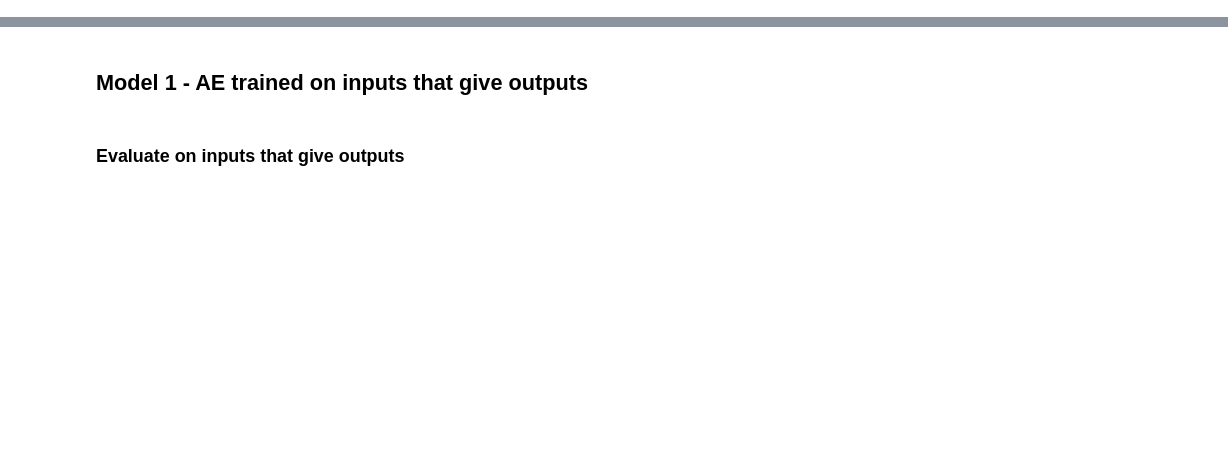
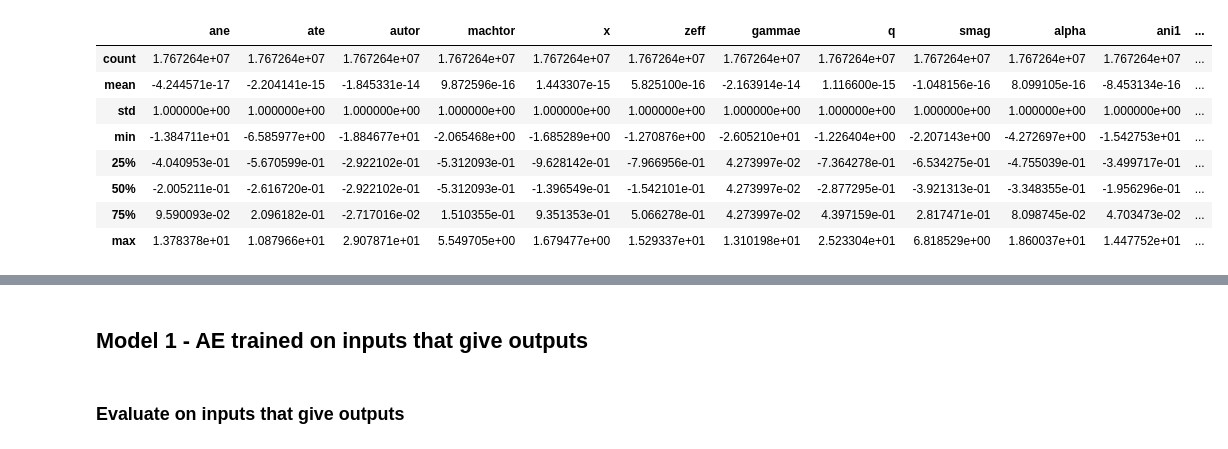
Before and after one commit to zcapjdb/UKAEAGroupProject, a Jupyter notebook: src/notebooks/AutoEncoderOutputs.ipynb, the cells around one changed output, grey strips where cells are left out. Drawn from its saved outputs; the diff is of its cells as text; code cells hidden in the pictures; blank space fills up the shorter version.

```diff
--- a/src/notebooks/AutoEncoderOutputs.ipynb
+++ b/src/notebooks/AutoEncoderOutputs.ipynb
@@ -17,3 +34,20 @@ from scripts.utils import train_keys, target_keys
+# %%
+train = "/share/rcifdata/jbarr/UKAEAGroupProject/data/QLKNN_train_data.pkl"
+df_train = pd.read_pickle(train)
+df_train = df_train[train_keys]
+df_train, scaler = ScaleData(df_train)
+
+df_train.describe()
+# %% [output]
+|  | ane | ate | autor | machtor | x | zeff | gammae | q | smag | alpha | ani1 | ... |
+| count | 1.767264e+07 | 1.767264e+07 | 1.767264e+07 | 1.767264e+07 | 1.767264e+07 | 1.767264e+07 | 1.767264e+07 | 1.767264e+07 | 1.767264e+07 | 1.767264e+07 | 1.767264e+07 | ... |
+| mean | -4.244571e-17 | -2.204141e-15 | -1.845331e-14 | 9.872596e-16 | 1.443307e-15 | 5.825100e-16 | -2.163914e-14 | 1.116600e-15 | -1.048156e-16 | 8.099105e-16 | -8.453134e-16 | ... |
+| std | 1.000000e+00 | 1.000000e+00 | 1.000000e+00 | 1.000000e+00 | 1.000000e+00 | 1.000000e+00 | 1.000000e+00 | 1.000000e+00 | 1.000000e+00 | 1.000000e+00 | 1.000000e+00 | ... |
+| min | -1.384711e+01 | -6.585977e+00 | -1.884677e+01 | -2.065468e+00 | -1.685289e+00 | -1.270876e+00 | -2.605210e+01 | -1.226404e+00 | -2.207143e+00 | -4.272697e+00 | -1.542753e+01 | ... |
+| 25% | -4.040953e-01 | -5.670599e-01 | -2.922102e-01 | -5.312093e-01 | -9.628142e-01 | -7.966956e-01 | 4.273997e-02 | -7.364278e-01 | -6.534275e-01 | -4.755039e-01 | -3.499717e-01 | ... |
+| 50% | -2.005211e-01 | -2.616720e-01 | -2.922102e-01 | -5.312093e-01 | -1.396549e-01 | -1.542101e-01 | 4.273997e-02 | -2.877295e-01 | -3.921313e-01 | -3.348355e-01 | -1.956296e-01 | ... |
+| 75% | 9.590093e-02 | 2.096182e-01 | -2.717016e-02 | 1.510355e-01 | 9.351353e-01 | 5.066278e-01 | 4.273997e-02 | 4.397159e-01 | 2.817471e-01 | 8.098745e-02 | 4.703473e-02 | ... |
+| max | 1.378378e+01 | 1.087966e+01 | 2.907871e+01 | 5.549705e+00 | 1.679477e+00 | 1.529337e+01 | 1.310198e+01 | 2.523304e+01 | 6.818529e+00 | 1.860037e+01 | 1.447752e+01 | ... |
 # %%
 full_test = "/share/rcifdata/jbarr/UKAEAGroupProject/data/test_data.pkl"
 test = "/share/rcifdata/jbarr/UKAEAGroupProject/data/QLKNN_test_data.pkl"
```
Also changed, not shown: parts of 25 cells of this notebook, 3 other files.
